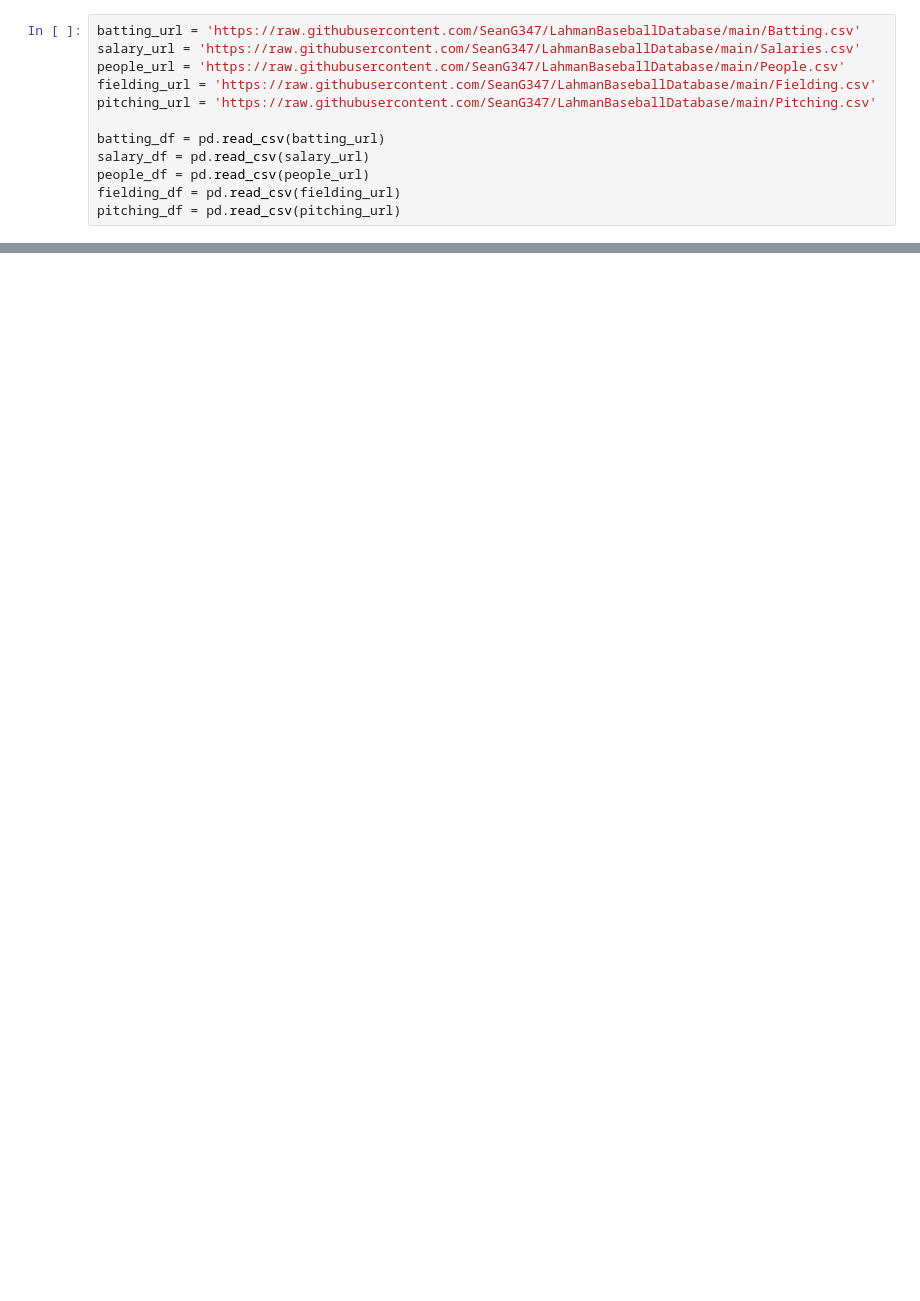
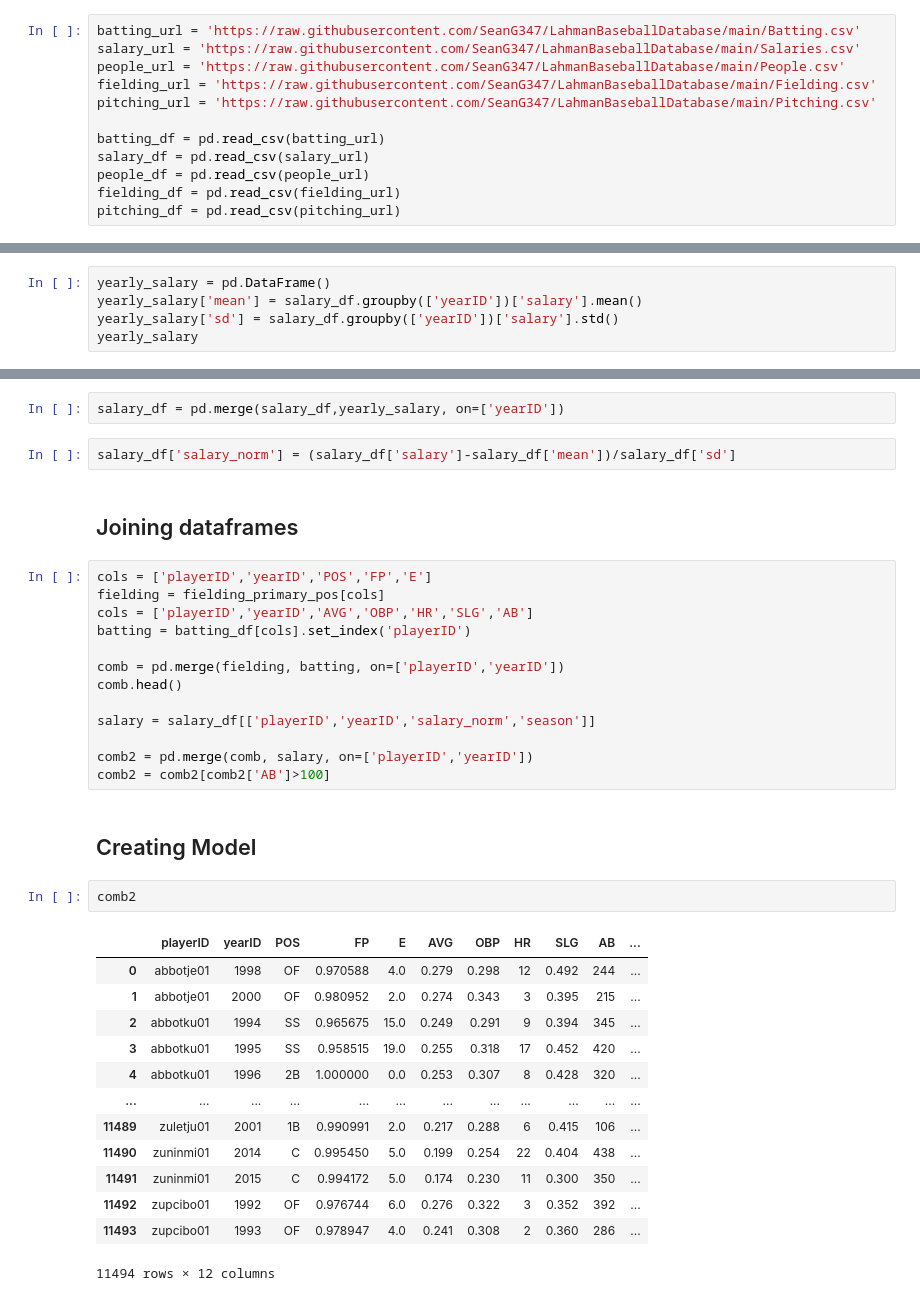
Before and after one commit to SeanG347/baseball-projects, a Jupyter notebook: BaseballSalaryPredictor.ipynb, the cells around one changed output, grey strips where cells are left out. Cells and saved outputs as stored; diff of their text form; blank space fills up the shorter version.

Commit message:
Kaggle Notebook | BaseballSalaryPredictor | Version 6

```diff
--- a/BaseballSalaryPredictor.ipynb
+++ b/BaseballSalaryPredictor.ipynb
@@ -34,0 +209,5 @@ len(batting_df)
+# %%
+yearly_salary = pd.DataFrame()
+yearly_salary['mean'] = salary_df.groupby(['yearID'])['salary'].mean()
+yearly_salary['sd'] = salary_df.groupby(['yearID'])['salary'].std()
+yearly_salary
@@ -34,0 +233,37 @@ len(batting_df)
+# %%
+salary_df = pd.merge(salary_df,yearly_salary, on=['yearID'])
+# %%
+salary_df['salary_norm'] = (salary_df['salary']-salary_df['mean'])/salary_df['sd']
+# %% [markdown]
+## Joining dataframes
+# %%
+cols = ['playerID','yearID','POS','FP','E']
+fielding = fielding_primary_pos[cols]
+cols = ['playerID','yearID','AVG','OBP','HR','SLG','AB']
+batting = batting_df[cols].set_index('playerID')
+
+comb = pd.merge(fielding, batting, on=['playerID','yearID'])
+comb.head()
+
+salary = salary_df[['playerID','yearID','salary_norm','season']]
+
+comb2 = pd.merge(comb, salary, on=['playerID','yearID'])
+comb2 = comb2[comb2['AB']>100]
+# %% [markdown]
+## Creating Model
+# %%
+comb2
+# %% [output]
+|  | playerID | yearID | POS | FP | E | AVG | OBP | HR | SLG | AB | ... |
+| 0 | abbotje01 | 1998 | OF | 0.970588 | 4.0 | 0.279 | 0.298 | 12 | 0.492 | 244 | ... |
+| 1 | abbotje01 | 2000 | OF | 0.980952 | 2.0 | 0.274 | 0.343 | 3 | 0.395 | 215 | ... |
+| 2 | abbotku01 | 1994 | SS | 0.965675 | 15.0 | 0.249 | 0.291 | 9 | 0.394 | 345 | ... |
+| 3 | abbotku01 | 1995 | SS | 0.958515 | 19.0 | 0.255 | 0.318 | 17 | 0.452 | 420 | ... |
+| 4 | abbotku01 | 1996 | 2B | 1.000000 | 0.0 | 0.253 | 0.307 | 8 | 0.428 | 320 | ... |
+| ... | ... | ... | ... | ... | ... | ... | ... | ... | ... | ... | ... |
+| 11489 | zuletju01 | 2001 | 1B | 0.990991 | 2.0 | 0.217 | 0.288 | 6 | 0.415 | 106 | ... |
+| 11490 | zuninmi01 | 2014 | C | 0.995450 | 5.0 | 0.199 | 0.254 | 22 | 0.404 | 438 | ... |
+| 11491 | zuninmi01 | 2015 | C | 0.994172 | 5.0 | 0.174 | 0.230 | 11 | 0.300 | 350 | ... |
+| 11492 | zupcibo01 | 1992 | OF | 0.976744 | 6.0 | 0.276 | 0.322 | 3 | 0.352 | 392 | ... |
+| 11493 | zupcibo01 | 1993 | OF | 0.978947 | 4.0 | 0.241 | 0.308 | 2 | 0.360 | 286 | ... |
+11494 rows × 12 columns
```
Also changed, not shown: parts of 23 cells of this notebook.
